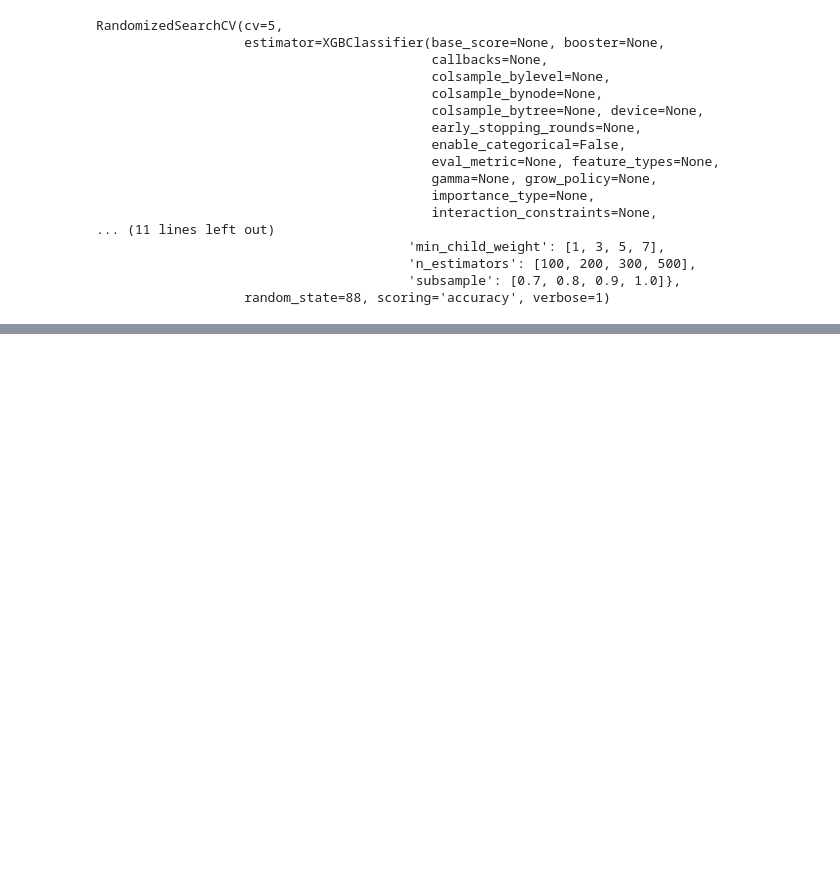
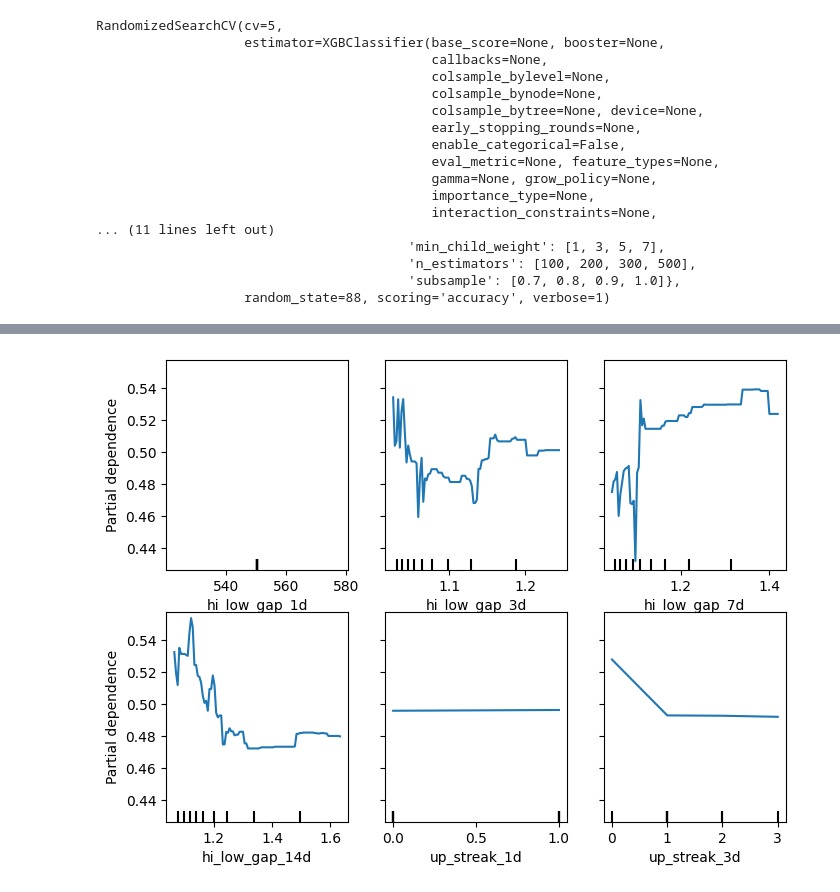
Before and after one commit to J-ZW-Wang/ss_data_project, a Jupyter notebook: Neurotrade_Prediction_of_Stock_Price_Direction/Prediction of Stock Price Direction.ipynb, the cells around one changed output, grey strips where cells are left out. Saved outputs shown, nothing was run; the diff lists cells and outputs as text; code cells hidden in the pictures; blank space fills up the shorter version.

```diff
--- a/Neurotrade_Prediction_of_Stock_Price_Direction/Prediction of Stock Price Direction.ipynb
+++ b/Neurotrade_Prediction_of_Stock_Price_Direction/Prediction of Stock Price Direction.ipynb
@@ -203,0 +270,5 @@ print(roc_auc_score(y_eval_pred, y_val))
+# %%
+pdp = PartialDependenceDisplay.from_estimator(xgb_clf2, X_train, features=range(0, 6))
+pdp.figure_.set_size_inches(8, 6)
+# %% [output]
+[figure, added]
```
Also changed, not shown: parts of 12 cells of this notebook.
